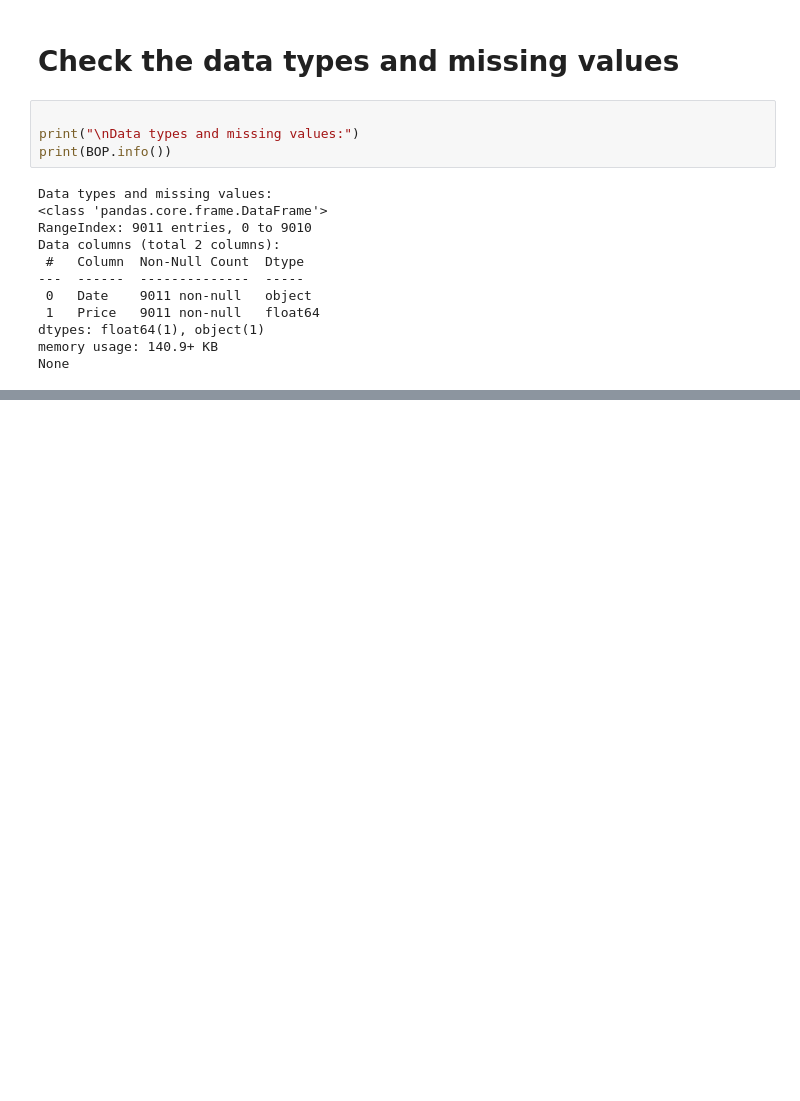
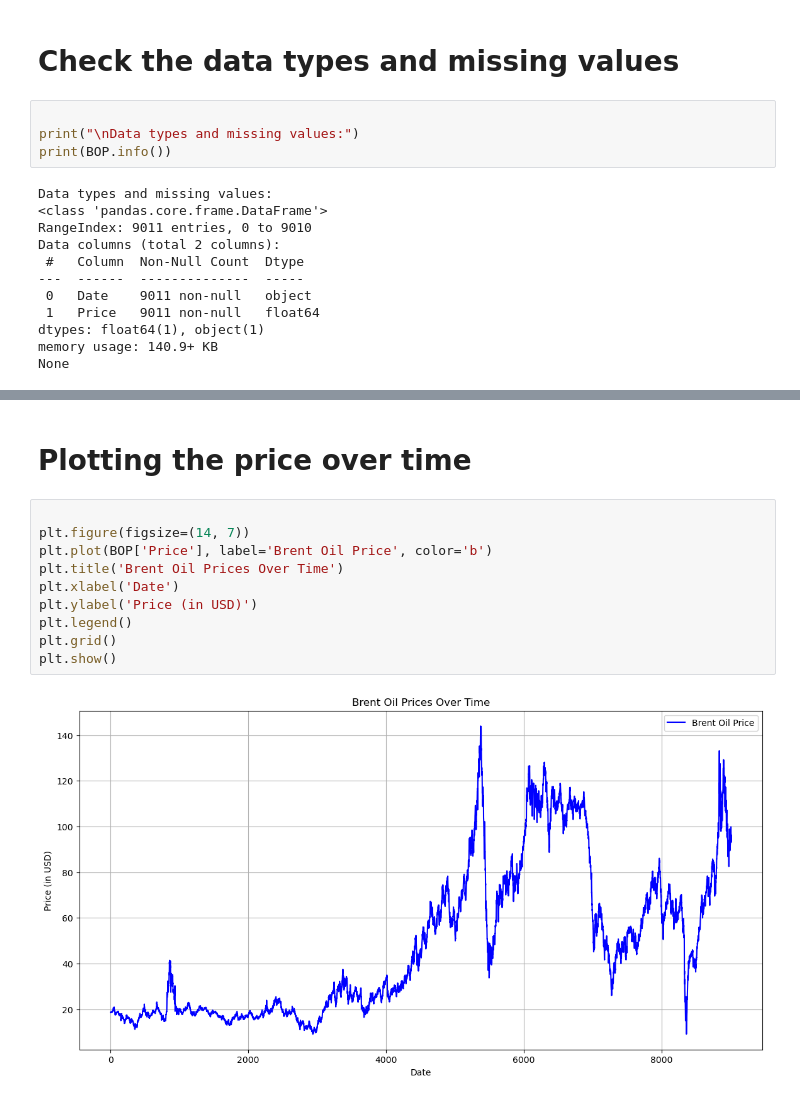
Before and after one commit to erisimasol/Week-10-KAIM-10X, a Jupyter notebook: Notebook/Week-10-Task-01.ipynb, the cells around one changed output, grey strips where cells are left out. Cells and saved outputs as stored; diff of their text form; blank space fills up the shorter version.

Commit message:
Plotting the price over time

```diff
--- a/Notebook/Week-10-Task-01.ipynb
+++ b/Notebook/Week-10-Task-01.ipynb
@@ -36,0 +54,14 @@ None
+# %% [markdown]
+# Plotting the price over time
+# %%
+
+plt.figure(figsize=(14, 7))
+plt.plot(BOP['Price'], label='Brent Oil Price', color='b')
+plt.title('Brent Oil Prices Over Time')
+plt.xlabel('Date')
+plt.ylabel('Price (in USD)')
+plt.legend()
+plt.grid()
+plt.show()
+# %% [output]
+[figure, added]
```
Also changed, not shown: parts of 2 cells of this notebook.
